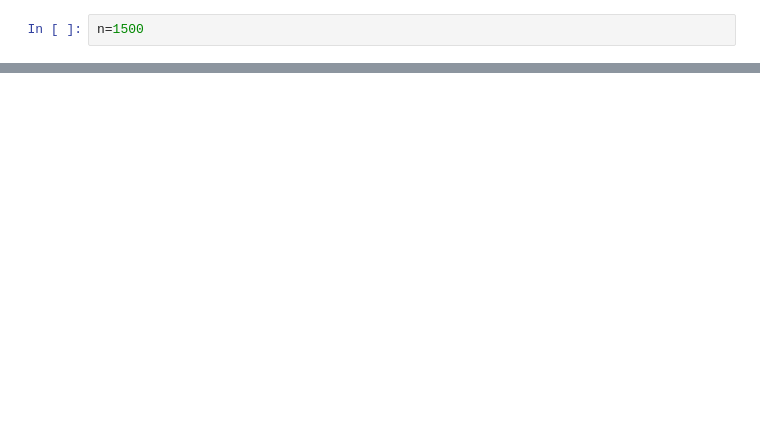
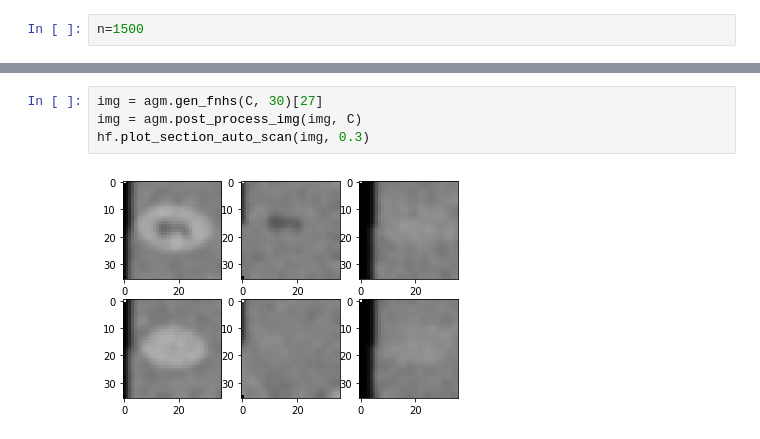
Before and after one commit to clintonjwang/voi-classifier, a Jupyter notebook: artificial-data-generator.ipynb, the cells around one changed output, grey strips where cells are left out. Saved outputs shown, nothing was run; the diff lists cells and outputs as text; blank space fills up the shorter version.

```diff
--- a/artificial-data-generator.ipynb
+++ b/artificial-data-generator.ipynb
@@ -37,3 +29,9 @@ hf.plot_section_auto_scan(img, 0.3)
+# %%
+img = agm.gen_fnhs(C, 30)[27]
+img = agm.post_process_img(img, C)
+hf.plot_section_auto_scan(img, 0.3)
+# %% [output]
+[figure, added]
 # %%
 # hemangiomas add nodular enhancement, including in arterial; may fill in completely
 # cholangios add variation in amount of enhancement over time
```
Also changed, not shown: parts of 24 cells of this notebook, 10 other files.
